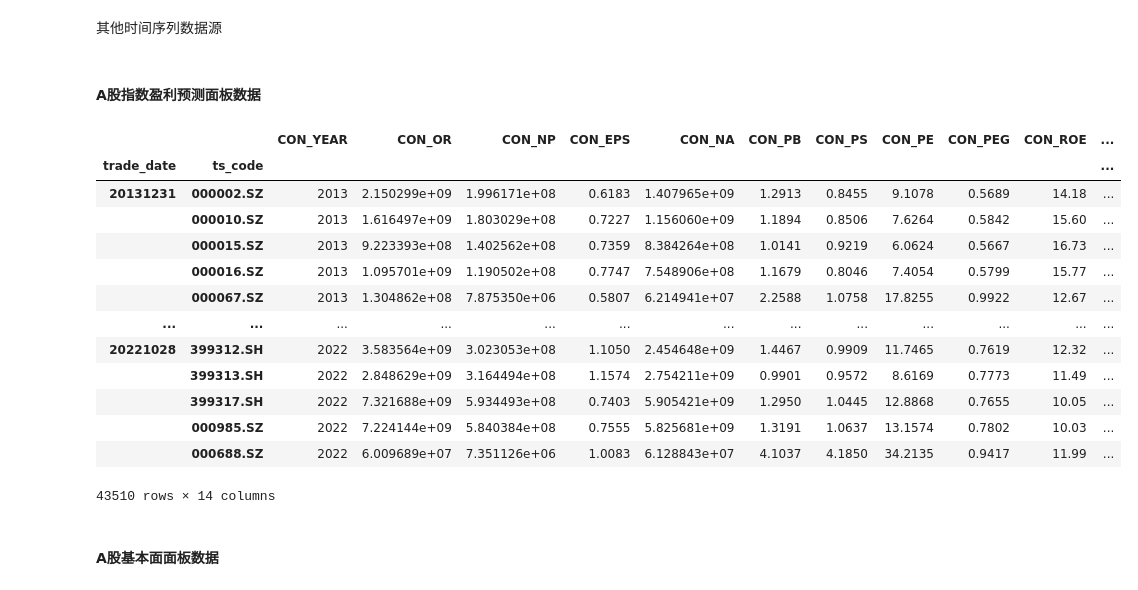
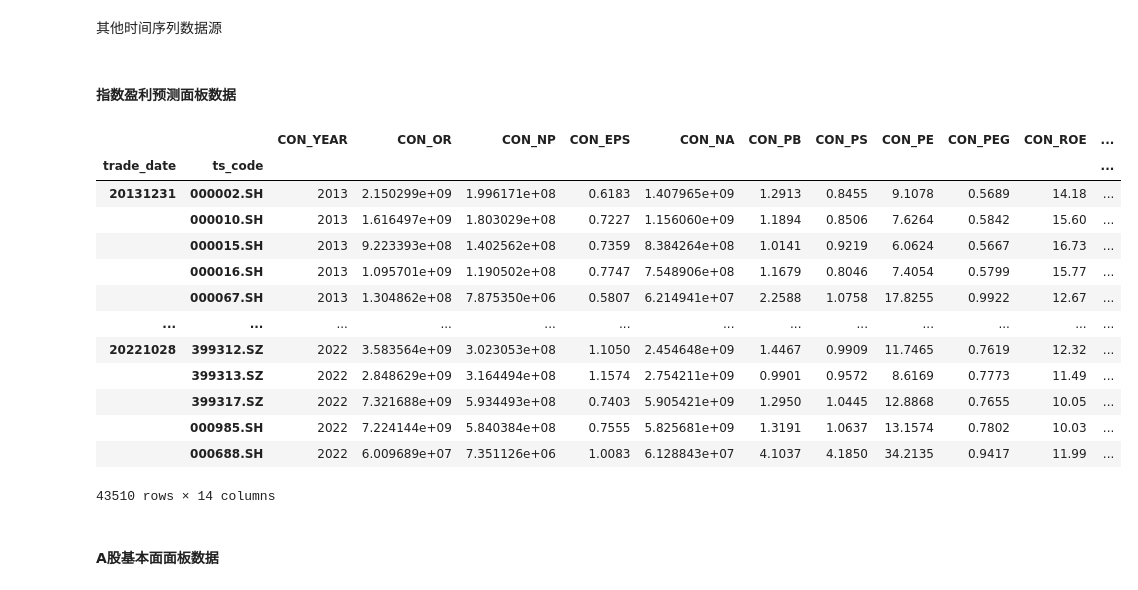
Before and after one commit to Colin-Bao/Investor-Sentiment, a Jupyter notebook: analyzer/analyzer.ipynb, the cells around one changed output. Drawn from its saved outputs; the diff is of its cells as text; code cells hidden in the pictures.

```diff
--- a/analyzer/analyzer.ipynb
+++ b/analyzer/analyzer.ipynb
@@ -61,51 +58,51 @@ load_data()
 # %% [markdown]
 其他时间序列数据源
 # %% [markdown]
-#### A股指数盈利预测面板数据
+#### 指数盈利预测面板数据
 # %%
 def get_conidx_panel() -> cudf.DataFrame:
     """
     返回指数一致预期面板数据
     :return: 面板数据
     """
     df = cudf.read_parquet(DATASETS_PATH + 'CON_FORECAST_IDX.parquet')
     # 筛选研究样本
     df['CON_DATE'] = df['CON_DATE'].dt.strftime('%Y%m%d')
 
     # 格式处理
     df = df.astype(dtype={'CON_DATE': 'uint32', 'CON_YEAR': 'uint32'})
 
     # 筛选样本期 短期预期 选择指数样本
     df = df[(df['CON_DATE'] >= 20131231) & ((df['CON_DATE'] // 10000) == df['CON_YEAR'])
             & ((df['INDEX_CODE'].str[:1] == '0') | (df['INDEX_CODE'].str[:1] == '3'))]
 
     # 改列名
     df['INDEX_CODE'] = (np.where(df['INDEX_CODE'].to_pandas().str[:1] == '0',
-                                 df['INDEX_CODE'].to_pandas() + '.SZ',
-                                 df['INDEX_CODE'].to_pandas() + '.SH'))
+                                 df['INDEX_CODE'].to_pandas() + '.SH',
+                                 df['INDEX_CODE'].to_pandas() + '.SZ'))
 
     # 方便合并
     df = df.rename(columns={'CON_DATE': 'trade_date', 'INDEX_CODE': 'ts_code'}).set_index(['trade_date', 'ts_code'])
 
     # 删掉不要的
     return df.drop(columns=['index', 'ID', 'ENTRYTIME', 'ENTRYTIME', 'UPDATETIME', 'TMSTAMP', 'INDEX_NAME'])
 
 
 get_conidx_panel()
 # %% [output]
 |  |  | CON_YEAR | CON_OR | CON_NP | CON_EPS | CON_NA | CON_PB | CON_PS | CON_PE | CON_PEG | CON_ROE | ... |
 | trade_date | ts_code |  |  |  |  |  |  |  |  |  |  | ... |
-| 20131231 | 000002.SZ | 2013 | 2.150299e+09 | 1.996171e+08 | 0.6183 | 1.407965e+09 | 1.2913 | 0.8455 | 9.1078 | 0.5689 | 14.18 | ... |
-|  | 000010.SZ | 2013 | 1.616497e+09 | 1.803029e+08 | 0.7227 | 1.156060e+09 | 1.1894 | 0.8506 | 7.6264 | 0.5842 | 15.60 | ... |
-|  | 000015.SZ | 2013 | 9.223393e+08 | 1.402562e+08 | 0.7359 | 8.384264e+08 | 1.0141 | 0.9219 | 6.0624 | 0.5667 | 16.73 | ... |
-|  | 000016.SZ | 2013 | 1.095701e+09 | 1.190502e+08 | 0.7747 | 7.548906e+08 | 1.1679 | 0.8046 | 7.4054 | 0.5799 | 15.77 | ... |
-|  | 000067.SZ | 2013 | 1.304862e+08 | 7.875350e+06 | 0.5807 | 6.214941e+07 | 2.2588 | 1.0758 | 17.8255 | 0.9922 | 12.67 | ... |
+| 20131231 | 000002.SH | 2013 | 2.150299e+09 | 1.996171e+08 | 0.6183 | 1.407965e+09 | 1.2913 | 0.8455 | 9.1078 | 0.5689 | 14.18 | ... |
+|  | 000010.SH | 2013 | 1.616497e+09 | 1.803029e+08 | 0.7227 | 1.156060e+09 | 1.1894 | 0.8506 | 7.6264 | 0.5842 | 15.60 | ... |
+|  | 000015.SH | 2013 | 9.223393e+08 | 1.402562e+08 | 0.7359 | 8.384264e+08 | 1.0141 | 0.9219 | 6.0624 | 0.5667 | 16.73 | ... |
+|  | 000016.SH | 2013 | 1.095701e+09 | 1.190502e+08 | 0.7747 | 7.548906e+08 | 1.1679 | 0.8046 | 7.4054 | 0.5799 | 15.77 | ... |
+|  | 000067.SH | 2013 | 1.304862e+08 | 7.875350e+06 | 0.5807 | 6.214941e+07 | 2.2588 | 1.0758 | 17.8255 | 0.9922 | 12.67 | ... |
 | ... | ... | ... | ... | ... | ... | ... | ... | ... | ... | ... | ... | ... |
-| 20221028 | 399312.SH | 2022 | 3.583564e+09 | 3.023053e+08 | 1.1050 | 2.454648e+09 | 1.4467 | 0.9909 | 11.7465 | 0.7619 | 12.32 | ... |
-|  | 399313.SH | 2022 | 2.848629e+09 | 3.164494e+08 | 1.1574 | 2.754211e+09 | 0.9901 | 0.9572 | 8.6169 | 0.7773 | 11.49 | ... |
-|  | 399317.SH | 2022 | 7.321688e+09 | 5.934493e+08 | 0.7403 | 5.905421e+09 | 1.2950 | 1.0445 | 12.8868 | 0.7655 | 10.05 | ... |
-|  | 000985.SZ | 2022 | 7.224144e+09 | 5.840384e+08 | 0.7555 | 5.825681e+09 | 1.3191 | 1.0637 | 13.1574 | 0.7802 | 10.03 | ... |
-|  | 000688.SZ | 2022 | 6.009689e+07 | 7.351126e+06 | 1.0083 | 6.128843e+07 | 4.1037 | 4.1850 | 34.2135 | 0.9417 | 11.99 | ... |
+| 20221028 | 399312.SZ | 2022 | 3.583564e+09 | 3.023053e+08 | 1.1050 | 2.454648e+09 | 1.4467 | 0.9909 | 11.7465 | 0.7619 | 12.32 | ... |
+|  | 399313.SZ | 2022 | 2.848629e+09 | 3.164494e+08 | 1.1574 | 2.754211e+09 | 0.9901 | 0.9572 | 8.6169 | 0.7773 | 11.49 | ... |
+|  | 399317.SZ | 2022 | 7.321688e+09 | 5.934493e+08 | 0.7403 | 5.905421e+09 | 1.2950 | 1.0445 | 12.8868 | 0.7655 | 10.05 | ... |
+|  | 000985.SH | 2022 | 7.224144e+09 | 5.840384e+08 | 0.7555 | 5.825681e+09 | 1.3191 | 1.0637 | 13.1574 | 0.7802 | 10.03 | ... |
+|  | 000688.SH | 2022 | 6.009689e+07 | 7.351126e+06 | 1.0083 | 6.128843e+07 | 4.1037 | 4.1850 | 34.2135 | 0.9417 | 11.99 | ... |
 43510 rows × 14 columns
 # %% [markdown]
 #### A股基本面面板数据
```
Also changed, not shown: parts of 16 cells of this notebook.
